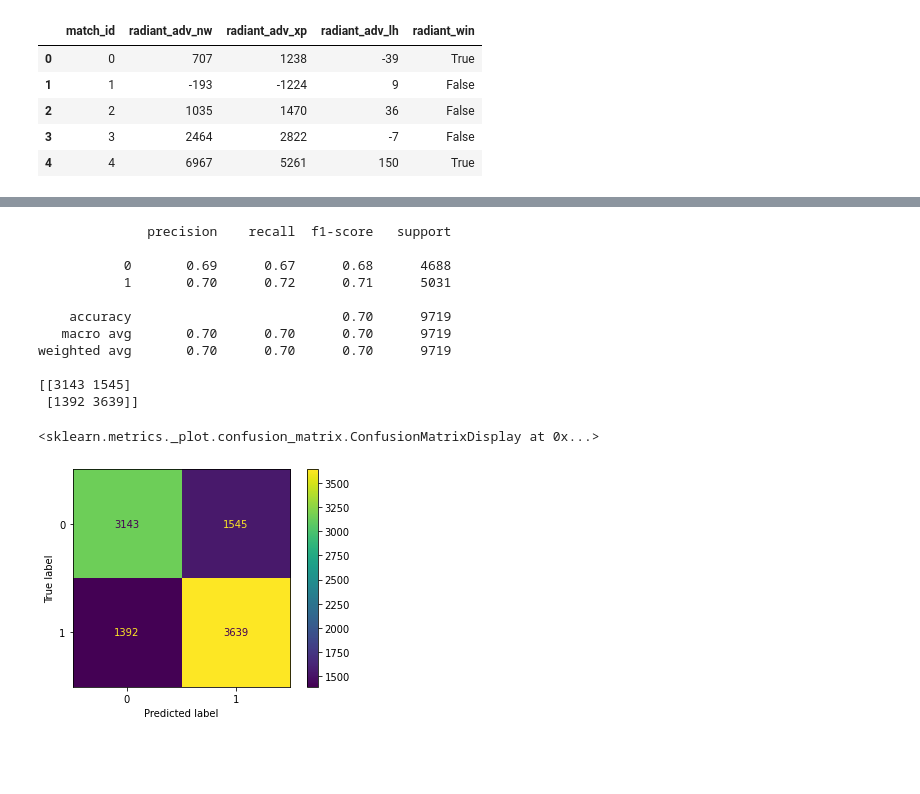
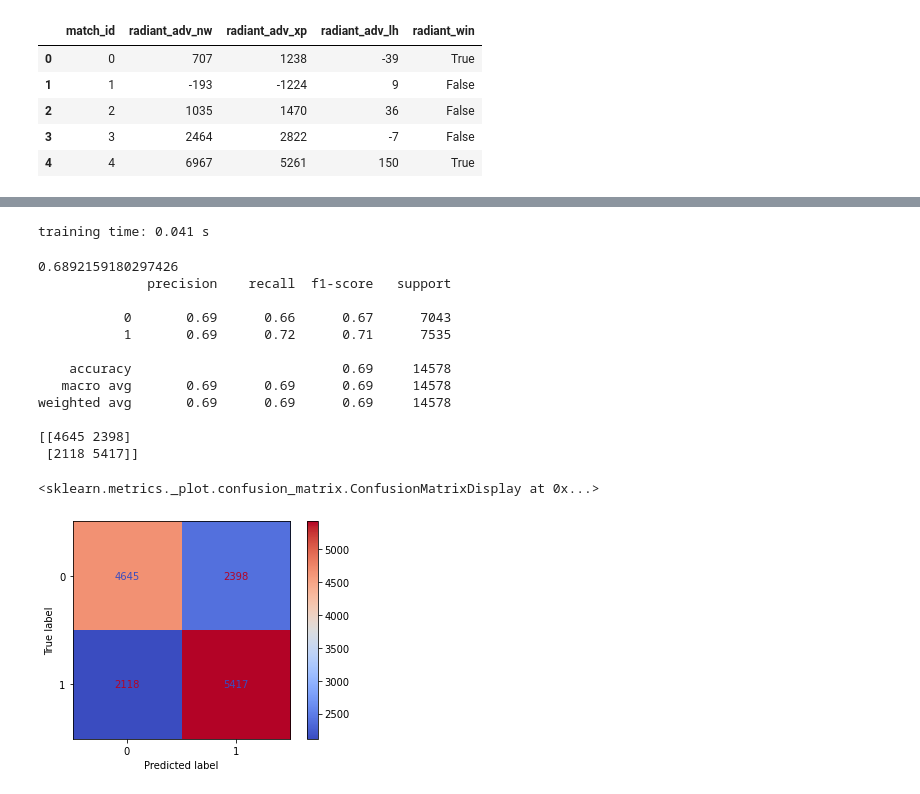
Before and after one commit to arneesser/Dota2_ML, a Jupyter notebook: logreg.ipynb, the cells around one changed output, grey strips where cells are left out. Saved outputs shown, nothing was run; the diff lists cells and outputs as text; code cells hidden in the pictures; blank space fills up the shorter version.

```diff
--- a/logreg.ipynb
+++ b/logreg.ipynb
@@ -16,7 +16,7 @@ X = df.iloc[:,1:4].values
 y = df['radiant_win'].astype(int).values
 
 # standardize scales
-from sklearn.preprocessing import MinMaxScaler
-scaler = MinMaxScaler(feature_range=(-1,1))
+from sklearn.preprocessing import StandardScaler
+scaler = StandardScaler()
 
 X = scaler.fit_transform(X)
@@ -23,34 +33,39 @@ X = scaler.fit_transform(X)
 # %%
 from sklearn.model_selection import train_test_split
 
-X_train, X_test, y_train, y_test = train_test_split(X, y, test_size = 0.20)
+X_train, X_test, y_train, y_test = train_test_split(X, y, test_size = 0.3)
 # %%
 from sklearn.linear_model import LogisticRegression
-
+t0 = time()
 clf = LogisticRegression(random_state=0).fit(X_train,y_train)
+print(f'training time: {round(time() - t0, 3)} s')
+# %% [output]
+training time: 0.041 s
 # %%
-from sklearn.metrics import classification_report, confusion_matrix
+from sklearn.metrics import classification_report, confusion_matrix, balanced_accuracy_score
 
 y_pred = clf.predict(X_test)
-matrix = confusion_matrix(y_test, predicted)
+print(balanced_accuracy_score(y_test, y_pred))
+matrix = confusion_matrix(y_test, y_pred)
 print(classification_report(y_test,y_pred))
 print(matrix)
 # %% [output]
+0.6892159180297426
               precision    recall  f1-score   support
 
-           0       0.69      0.67      0.68      4688
-           1       0.70      0.72      0.71      5031
+           0       0.69      0.66      0.67      7043
+           1       0.69      0.72      0.71      7535
 
-    accuracy                           0.70      9719
-   macro avg       0.70      0.70      0.70      9719
-weighted avg       0.70      0.70      0.70      9719
+    accuracy                           0.69     14578
+   macro avg       0.69      0.69      0.69     14578
+weighted avg       0.69      0.69      0.69     14578
 
-[[3143 1545]
- [1392 3639]]
+[[4645 2398]
+ [2118 5417]]
 # %%
 from sklearn.metrics import plot_confusion_matrix
 
-plot_confusion_matrix(clf, X_test, y_test)
+plot_confusion_matrix(clf, X_test, y_test, cmap='coolwarm')
 # %% [output]
 <sklearn.metrics._plot.confusion_matrix.ConfusionMatrixDisplay at 0x...>
-[figure, old version]
+[figure, new version]
```
Also changed, not shown: parts of 2 cells of this notebook, 1 other file.
